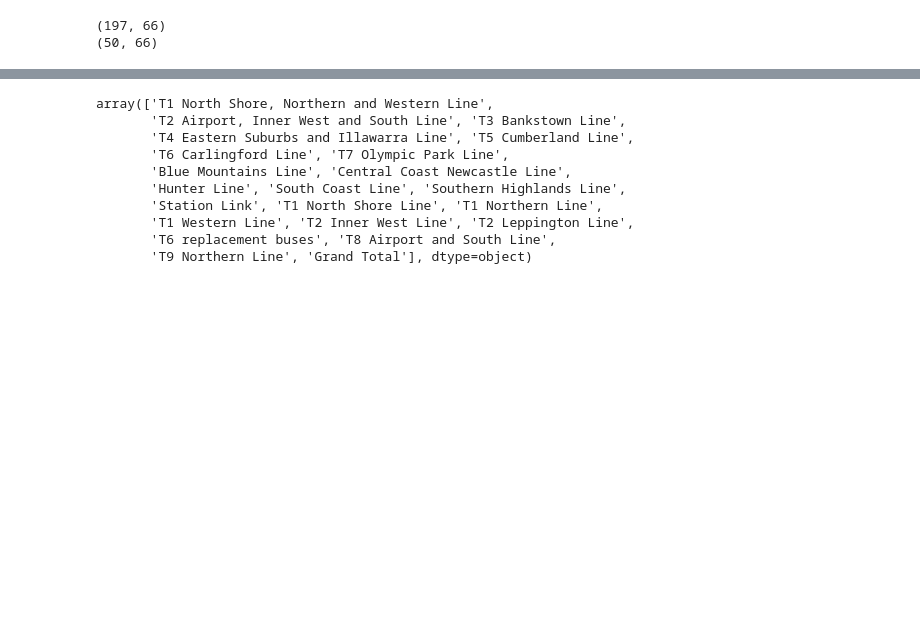
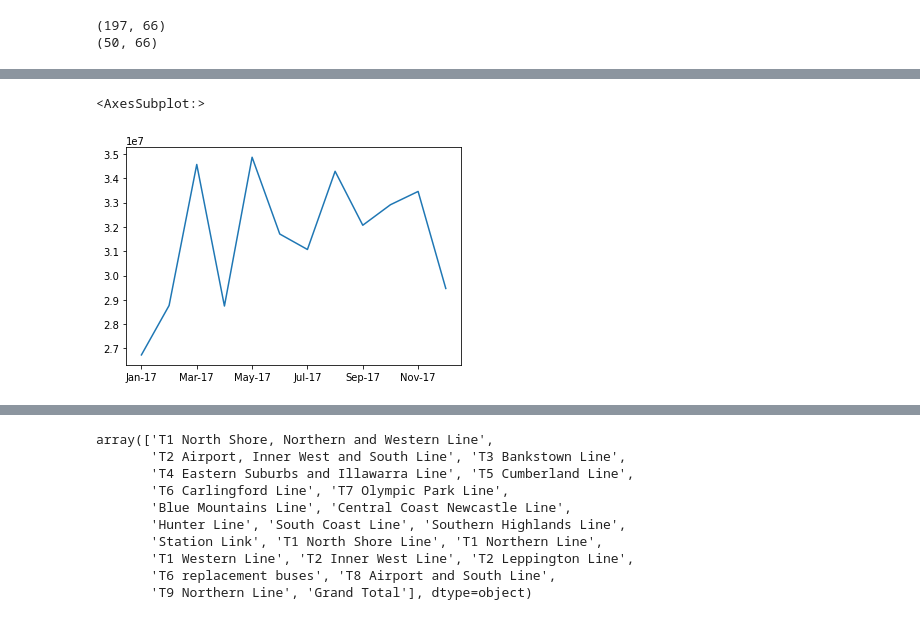
Before and after one commit to lionscanroar/Transport-Analysis, a Jupyter notebook: Project Main .ipynb, the cells around one changed output, grey strips where cells are left out. Drawn from its saved outputs; the diff is of its cells as text; code cells hidden in the pictures; blank space fills up the shorter version.

```diff
--- a/Project Main .ipynb
+++ b/Project Main .ipynb
@@ -552,0 +751,5 @@ data['Dec-19'].max()
+# %%
+data_17.sum().plot()
+# %% [output]
+<AxesSubplot:>
+[figure, added]
```
Also changed, not shown: parts of 50 cells of this notebook.
